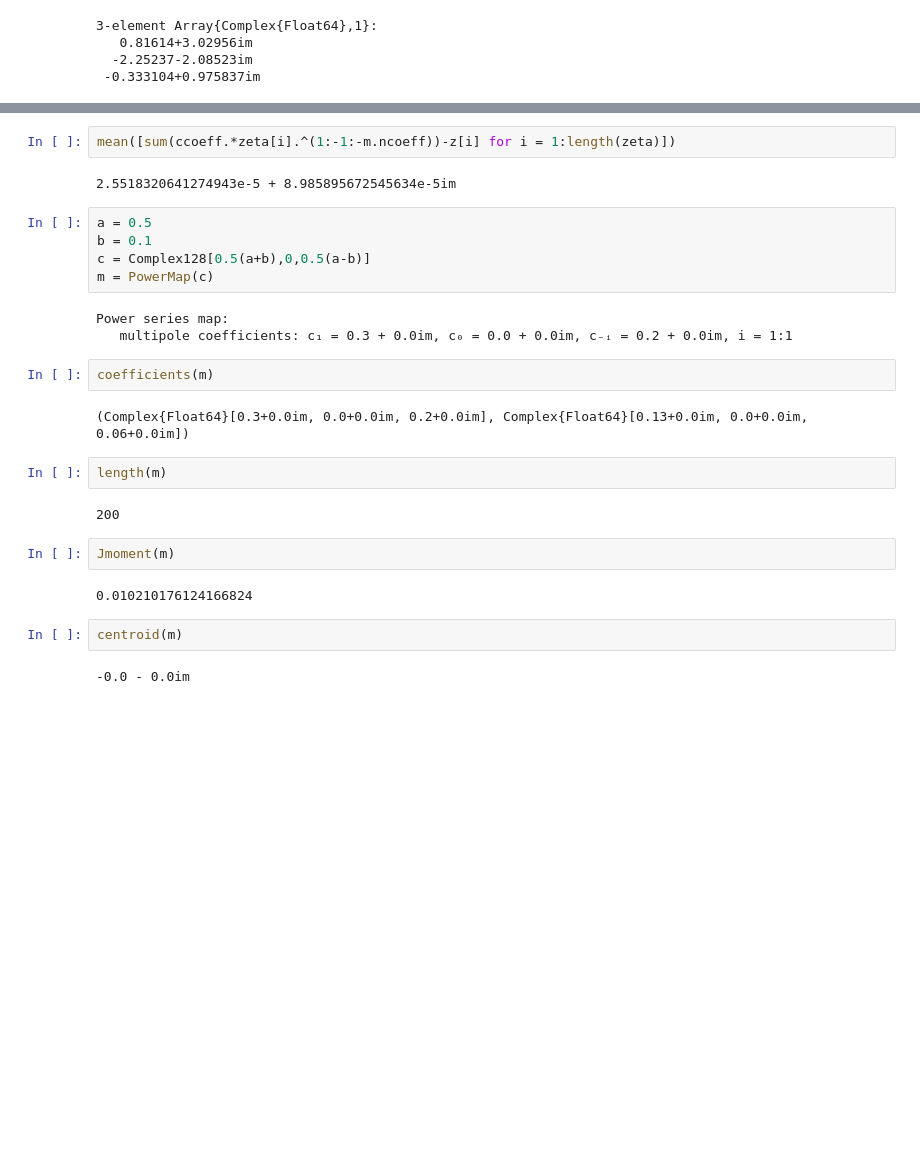
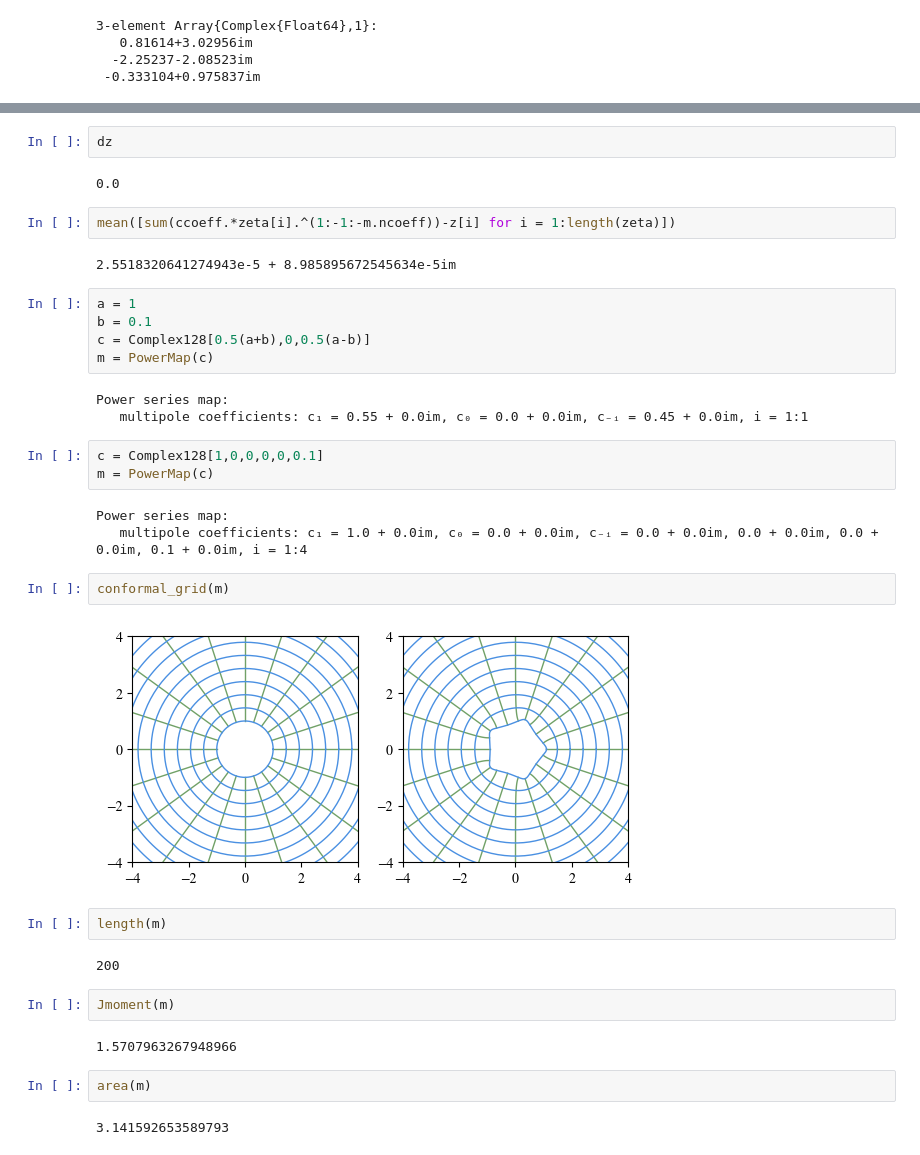
Before and after one commit to jdeldre/SchwarzChristoffel.jl, a Jupyter notebook: src/TestingSC.ipynb, the cells around one changed output, grey strips where cells are left out. Drawn from its saved outputs; the diff is of its cells as text; blank space fills up the shorter version.

Commit message:
Added evaluate support for power map, so that we can also plot it, etc

```diff
--- a/src/TestingSC.ipynb
+++ b/src/TestingSC.ipynb
@@ -142,19 +151,29 @@ z = evaluate(zeta,m)
+# %%
+dz
+# %% [output]
+0.0
 # %%
 mean([sum(ccoeff.*zeta[i].^(1:-1:-m.ncoeff))-z[i] for i = 1:length(zeta)])
 # %% [output]
 2.5518320641274943e-5 + 8.985895672545634e-5im
 # %%
-a = 0.5
+a = 1
 b = 0.1
 c = Complex128[0.5(a+b),0,0.5(a-b)]
 m = PowerMap(c)
 # %% [output]
 Power series map:
-   multipole coefficients: c₁ = 0.3 + 0.0im, c₀ = 0.0 + 0.0im, c₋ᵢ = 0.2 + 0.0im, i = 1:1
+   multipole coefficients: c₁ = 0.55 + 0.0im, c₀ = 0.0 + 0.0im, c₋ᵢ = 0.45 + 0.0im, i = 1:1
+# %%
+c = Complex128[1,0,0,0,0,0.1]
+m = PowerMap(c)
+# %% [output]
+Power series map:
+   multipole coefficients: c₁ = 1.0 + 0.0im, c₀ = 0.0 + 0.0im, c₋ᵢ = 0.0 + 0.0im, 0.0 + 0.0im, 0.0 + 0.0im, 0.1 + 0.0im, i = 1:4
 # %%
-coefficients(m)
+conformal_grid(m)
 # %% [output]
-(Complex{Float64}[0.3+0.0im, 0.0+0.0im, 0.2+0.0im], Complex{Float64}[0.13+0.0im, 0.0+0.0im, 0.06+0.0im])
+[figure, added]
 # %%
 length(m)
 # %% [output]
@@ -162,8 +181,8 @@ length(m)
 # %%
 Jmoment(m)
 # %% [output]
-0.010210176124166824
+1.5707963267948966
 # %%
-centroid(m)
+area(m)
 # %% [output]
--0.0 - 0.0im
+3.141592653589793
```
Also changed, not shown: parts of 3 cells of this notebook, 4 other files.
